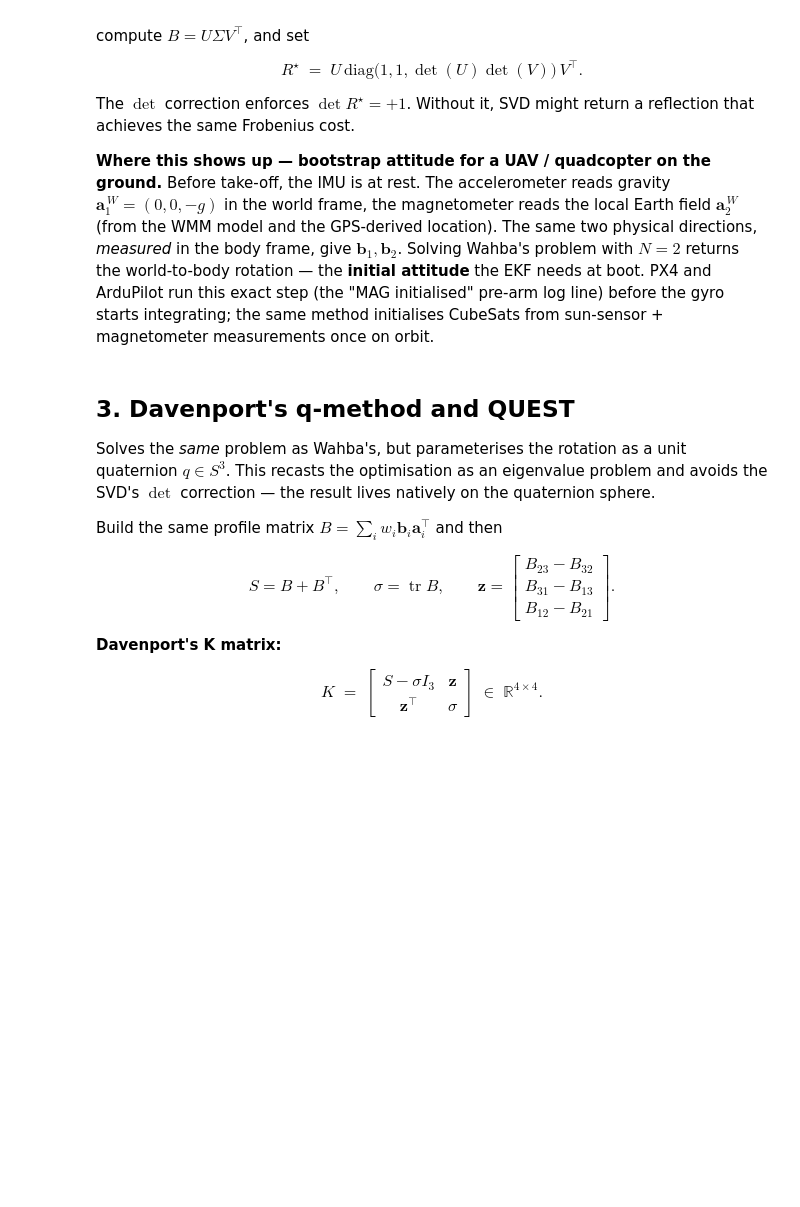
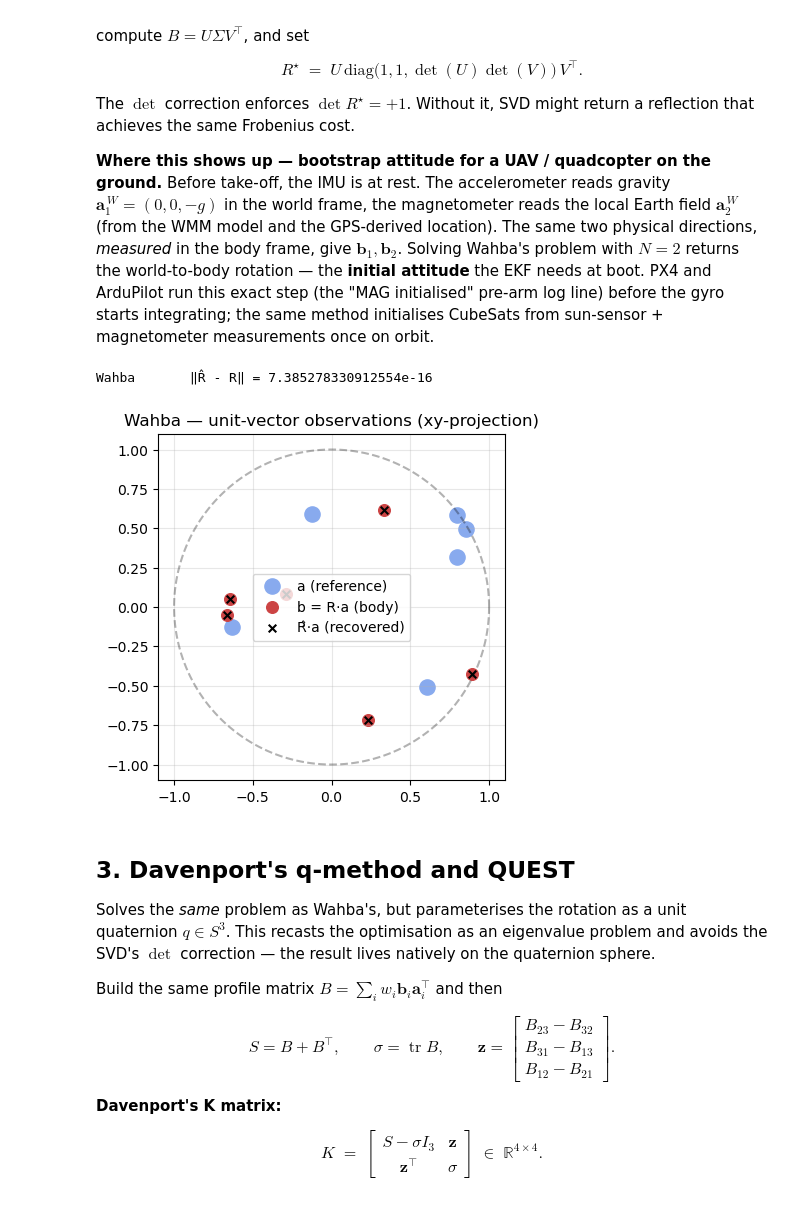
Before and after one commit to behnamasadi/robotic_notes, a Jupyter notebook: docs/shape_analysis.ipynb, the cells around one changed output. Saved outputs shown, nothing was run; the diff lists cells and outputs as text; code cells hidden in the pictures; blank space fills up the shorter version.

```diff
--- a/docs/shape_analysis.ipynb
+++ b/docs/shape_analysis.ipynb
@@ -82,19 +96,35 @@ The $\det$ correction enforces $\det R^{\star} = +1$. Without it, SVD might retu
 # %%
 def wahba_svd(a, b, w=None):
     """a, b: (N, 3) unit vectors. Returns R ∈ SO(3)."""
     a = np.asarray(a, float); b = np.asarray(b, float)
     if w is None:
         w = np.ones(len(a))
     B = (w[:, None] * b).T @ a              # 3x3 attitude profile
     U, _, Vt = np.linalg.svd(B)
     d = np.linalg.det(U) * np.linalg.det(Vt)
     return U @ np.diag([1.0, 1.0, d]) @ Vt
 
 a = rng.standard_normal((6, 3))
 a /= np.linalg.norm(a, axis=1, keepdims=True)
 b = a @ R_true.T
 R_hat = wahba_svd(a, b)
 print("Wahba       ‖R̂ - R‖ =", np.linalg.norm(R_hat - R_true))
+
+# Project the unit-vector observations onto the xy-plane (the dashed unit circle
+# is what they would lie on if all vectors were equatorial).
+fig, ax = plt.subplots(figsize=(4.5, 4.5))
+theta = np.linspace(0, 2*np.pi, 200)
+ax.plot(np.cos(theta), np.sin(theta), 'k--', alpha=0.3)
+ra = a @ R_hat.T
+ax.scatter(a[:, 0],  a[:, 1],  s=120, c='#88aaee', label='a (reference)')
+ax.scatter(b[:, 0],  b[:, 1],  s=70,  c='#cc4444', label='b = R·a (body)')
+ax.scatter(ra[:, 0], ra[:, 1], s=30,  c='black', marker='x', label='R̂·a (recovered)')
+ax.set_aspect('equal'); ax.grid(alpha=0.3); ax.legend()
+ax.set_title('Wahba — unit-vector observations (xy-projection)')
+plt.show()
+# %% [output]
+Wahba       ‖R̂ - R‖ = 7.385278330912554e-16
+[figure, added]
 # %% [markdown]
 ## 3. Davenport's q-method and QUEST
 
```
Also changed, not shown: parts of 8 cells of this notebook.
